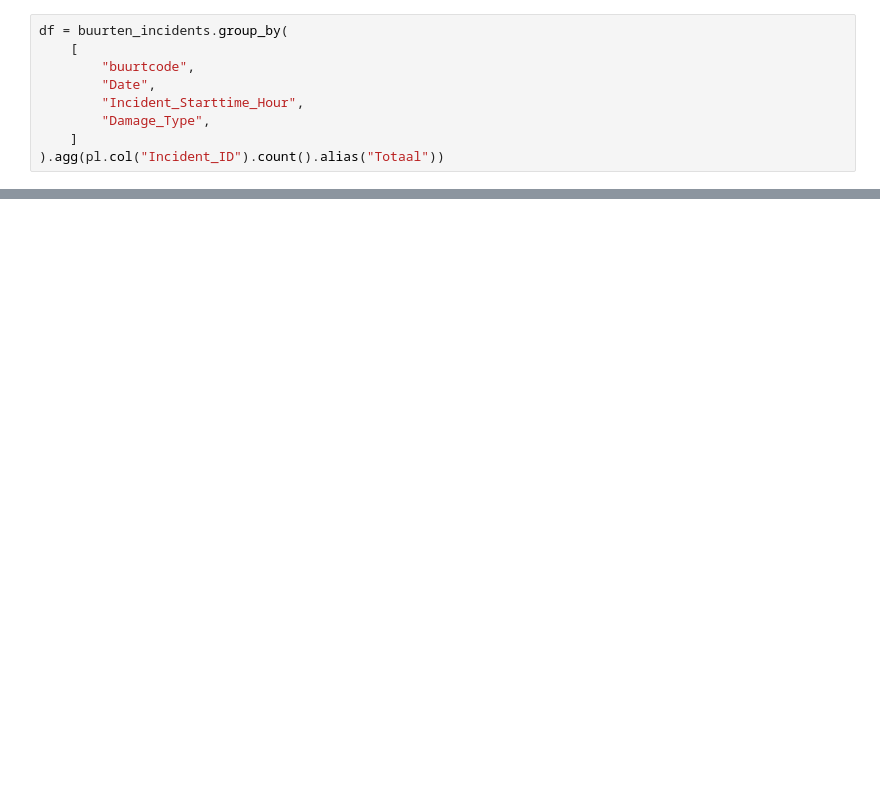
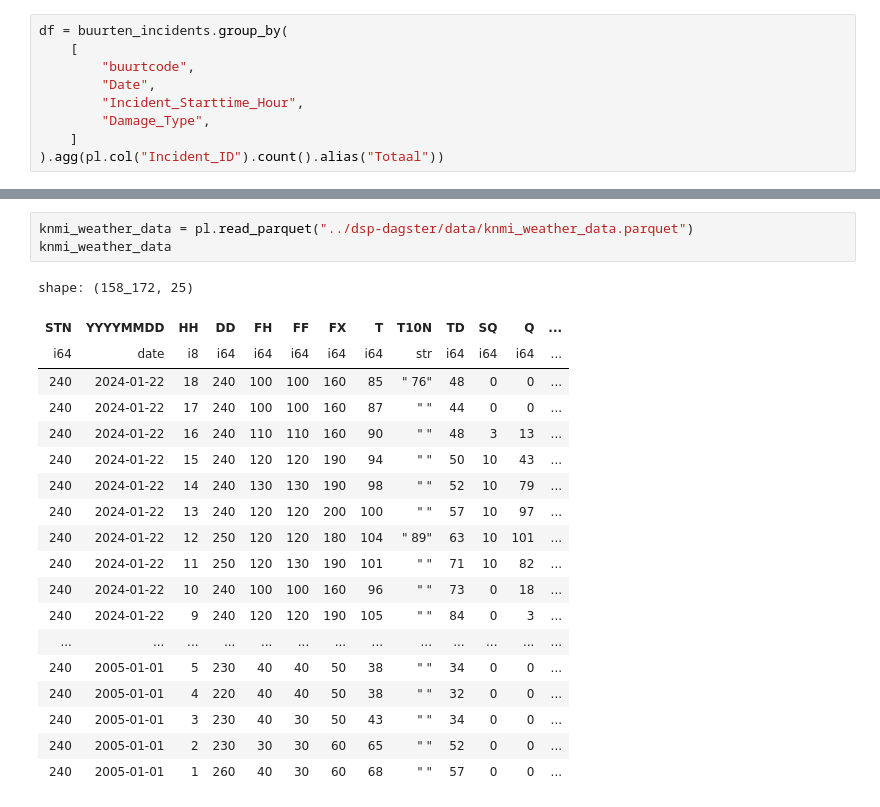
Before and after one commit to melchiorhering/DSP-Storm-Damage-on-Urban-Areas, a Jupyter notebook: src/notebooks/workbook.ipynb, the cells around one changed output, grey strips where cells are left out. Drawn from its saved outputs; the diff is of its cells as text; blank space fills up the shorter version.

```diff
--- a/src/notebooks/workbook.ipynb
+++ b/src/notebooks/workbook.ipynb
@@ -92,0 +158,23 @@ df = buurten_incidents.group_by(
+# %%
+knmi_weather_data = pl.read_parquet("../dsp-dagster/data/knmi_weather_data.parquet")
+knmi_weather_data
+# %% [output]
+shape: (158_172, 25)
+| STN | YYYYMMDD | HH | DD | FH | FF | FX | T | T10N | TD | SQ | Q | ... |
+| i64 | date | i8 | i64 | i64 | i64 | i64 | i64 | str | i64 | i64 | i64 | ... |
+| 240 | 2024-01-22 | 18 | 240 | 100 | 100 | 160 | 85 | " 76" | 48 | 0 | 0 | ... |
+| 240 | 2024-01-22 | 17 | 240 | 100 | 100 | 160 | 87 | " " | 44 | 0 | 0 | ... |
+| 240 | 2024-01-22 | 16 | 240 | 110 | 110 | 160 | 90 | " " | 48 | 3 | 13 | ... |
+| 240 | 2024-01-22 | 15 | 240 | 120 | 120 | 190 | 94 | " " | 50 | 10 | 43 | ... |
+| 240 | 2024-01-22 | 14 | 240 | 130 | 130 | 190 | 98 | " " | 52 | 10 | 79 | ... |
+| 240 | 2024-01-22 | 13 | 240 | 120 | 120 | 200 | 100 | " " | 57 | 10 | 97 | ... |
+| 240 | 2024-01-22 | 12 | 250 | 120 | 120 | 180 | 104 | " 89" | 63 | 10 | 101 | ... |
+| 240 | 2024-01-22 | 11 | 250 | 120 | 130 | 190 | 101 | " " | 71 | 10 | 82 | ... |
+| 240 | 2024-01-22 | 10 | 240 | 100 | 100 | 160 | 96 | " " | 73 | 0 | 18 | ... |
+| 240 | 2024-01-22 | 9 | 240 | 120 | 120 | 190 | 105 | " " | 84 | 0 | 3 | ... |
+| ... | ... | ... | ... | ... | ... | ... | ... | ... | ... | ... | ... | ... |
+| 240 | 2005-01-01 | 5 | 230 | 40 | 40 | 50 | 38 | " " | 34 | 0 | 0 | ... |
+| 240 | 2005-01-01 | 4 | 220 | 40 | 40 | 50 | 38 | " " | 32 | 0 | 0 | ... |
+| 240 | 2005-01-01 | 3 | 230 | 40 | 30 | 50 | 43 | " " | 34 | 0 | 0 | ... |
+| 240 | 2005-01-01 | 2 | 230 | 30 | 30 | 60 | 65 | " " | 52 | 0 | 0 | ... |
+| 240 | 2005-01-01 | 1 | 260 | 40 | 30 | 60 | 68 | " " | 57 | 0 | 0 | ... |
```
Also changed, not shown: parts of 11 cells of this notebook, 4 other files.
